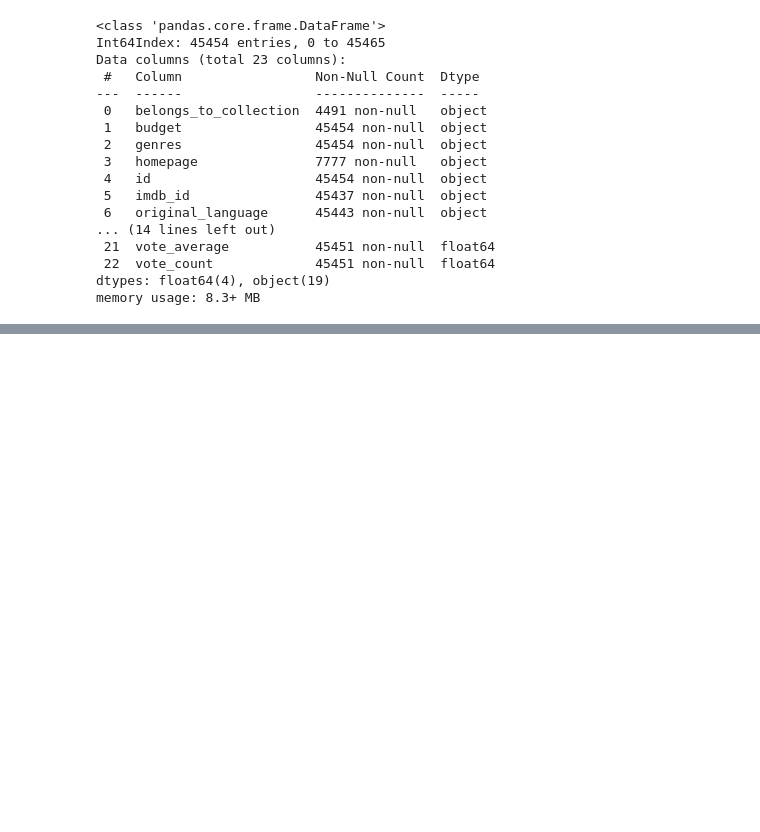
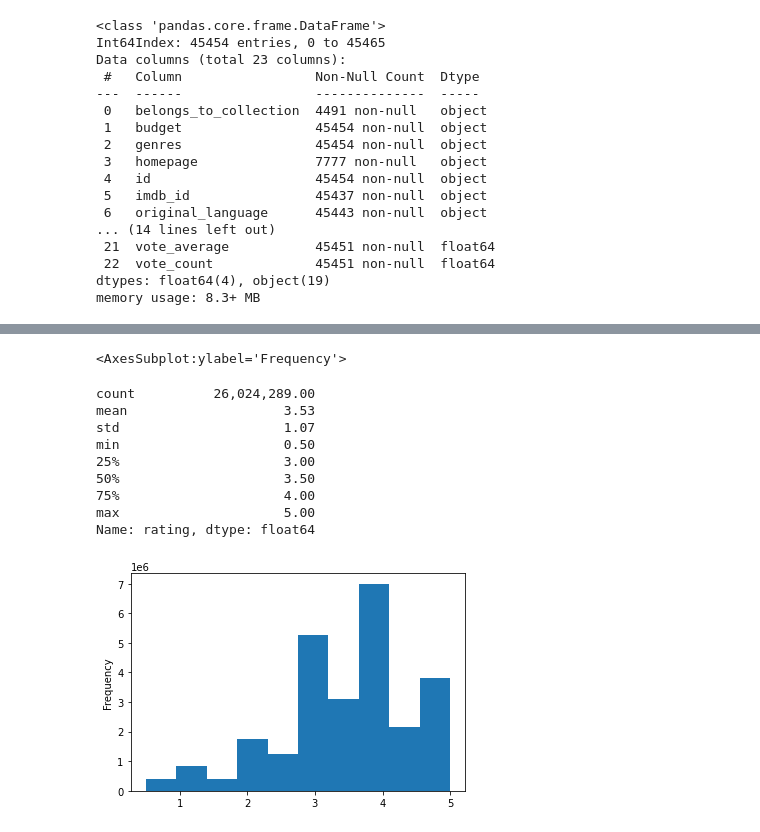
Before and after one commit to DonnieData/Movies-ETL, a Jupyter notebook: Movies_ETL.ipynb, the cells around one changed output, grey strips where cells are left out. Drawn from its saved outputs; the diff is of its cells as text; code cells hidden in the pictures; blank space fills up the shorter version.

Commit message:
converted data series

```diff
--- a/Movies_ETL.ipynb
+++ b/Movies_ETL.ipynb
@@ -76,3 +75,5 @@ ratings = pd.read_csv('C:/Users/Donne/OneDrive/UT_Data_Analytics/Analysis Projec
+# %%
+ratings = pd.read_csv('C:/users/Donne/OneDrive/UT_Data_Analytics/Analysis Projects/Mod8_Movies_ETL/Resource/ratings.csv')
 # %%
 kaggle_metadata.shape
 ratings.shape
@@ -989,0 +1073,20 @@ memory usage: 8.3+ MB
+# %%
+# finalize conversion
+ratings['timestamp'] = pd.to_datetime(ratings['timestamp'], unit='s')
+# %%
+# review statitics and spread of data
+pd.options.display.float_format = '{:20,.2f}'.format
+ratings['rating'].plot(kind='hist')
+ratings['rating'].describe()
+# %% [output]
+<AxesSubplot:ylabel='Frequency'>
+count          26,024,289.00
+mean                    3.53
+std                     1.07
+min                     0.50
+25%                     3.00
+50%                     3.50
+75%                     4.00
+max                     5.00
+Name: rating, dtype: float64
+[figure, added]
```
Also changed, not shown: parts of 12 cells of this notebook.
